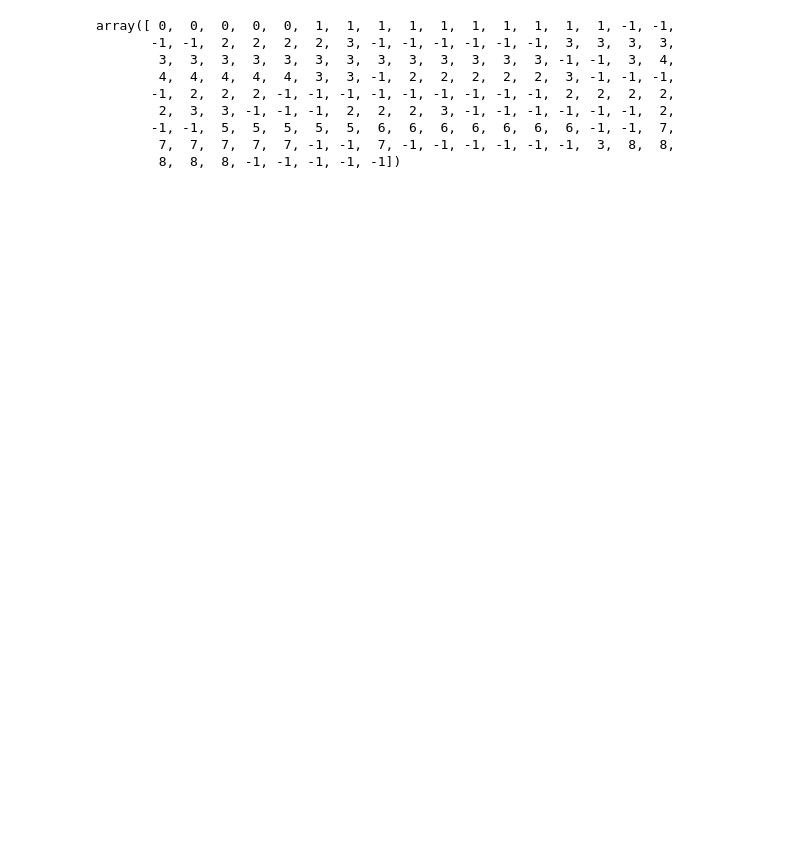
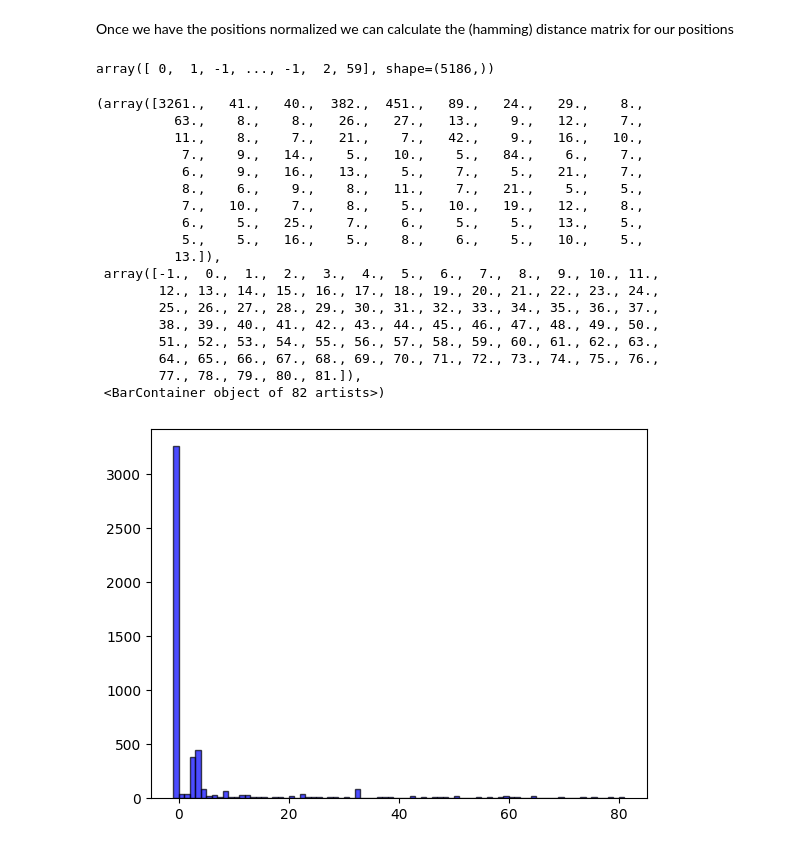
Before and after one commit to Embi/notebooks, a Jupyter notebook: blunder-buster.ipynb, the cells around one changed output. Saved outputs shown, nothing was run; the diff lists cells and outputs as text; code cells hidden in the pictures; blank space fills up the shorter version.

Commit message:
Update blunder-buster notebook

```diff
--- a/blunder-buster.ipynb
+++ b/blunder-buster.ipynb
@@ -242,0 +165,7 @@ NameError: name 'b_m_w' is not defined
+# %%
+b_df = pd.DataFrame()
+for month in range(1,13):
+    for game_b in find_blunders('bowmann', 2024, month):
+        game_b_df = pd.DataFrame.from_records(game_b)
+        b_df = pd.concat([b_df, game_b_df], ignore_index=True)
+        b_df.to_csv("data/2024_first10_blunders_10_20_4096_18.csv")
@@ -289,9 +230,0 @@ norm_b
-# %%
-# Lets calculate distance matrix firs
-from scipy.spatial.distance import hamming
-pos_n = len(norm_w)
-distance_matrix = np.zeros((pos_n, pos_n))
-for i, i_pos in enumerate(norm_w):
-    for j, j_pos in enumerate(norm_w):
-        distance_matrix[i][j] = hamming(list(i_pos), list(j_pos))
-distance_matrix
@@ -316,18 +231,48 @@ Now lets try to apply/find some suitable clustering algorithm and find out what
-# %%
-# Now lets try to apply some clustering algo
-from sklearn.cluster import DBSCAN
-db = DBSCAN(metric='precomputed', eps=0.2)
-clusters = db.fit_predict(distance_matrix)
-# %%
-clusters
-# %% [output]
-array([ 0,  0,  0,  0,  0,  1,  1,  1,  1,  1,  1,  1,  1,  1,  1, -1, -1,
-       -1, -1,  2,  2,  2,  2,  3, -1, -1, -1, -1, -1, -1,  3,  3,  3,  3,
-        3,  3,  3,  3,  3,  3,  3,  3,  3,  3,  3,  3,  3, -1, -1,  3,  4,
-        4,  4,  4,  4,  4,  3,  3, -1,  2,  2,  2,  2,  2,  3, -1, -1, -1,
-       -1,  2,  2,  2, -1, -1, -1, -1, -1, -1, -1, -1, -1,  2,  2,  2,  2,
-        2,  3,  3, -1, -1, -1,  2,  2,  2,  3, -1, -1, -1, -1, -1, -1,  2,
-       -1, -1,  5,  5,  5,  5,  5,  6,  6,  6,  6,  6,  6,  6, -1, -1,  7,
-        7,  7,  7,  7,  7, -1, -1,  7, -1, -1, -1, -1, -1, -1,  3,  8,  8,
-        8,  8,  8, -1, -1, -1, -1, -1])
+# %% [markdown]
+Once we have the positions normalized we can calculate the (hamming) distance matrix for our positions
+# %%
+def distance_matrix(norm_pos):
+    pos_n = len(norm_pos)
+    dm = np.zeros((pos_n, pos_n))
+    for i, i_pos in enumerate(norm_pos):
+        for j, j_pos in enumerate(norm_pos):
+            dm[i][j] = hamming(list(i_pos), list(j_pos))
+    return dm
+
+def cluster_blunder_positions(positions):
+    normalized_pos = list(map(normalize, positions))
+    dm = distance_matrix(normalized_pos)
+    db = DBSCAN(metric='precomputed', eps=0.02)
+    return db.fit_predict(dm)
+
+w_pos = b_df[b_df["color"] == 'w']["fen_position"]
+b_pos = b_df[b_df["color"] == 'b']["fen_position"]
+w_clusters = cluster_blunder_positions(w_pos)
+#b_clusters = cluster_blunder_positions(b_pos)
+w_clusters
+# %% [output]
+array([ 0,  1, -1, ..., -1,  2, 59], shape=(5186,))
+# %%
+# Lets plot histogram of our clusters/groups
+plt.hist(w_clusters, bins=np.max(w_clusters)+1, alpha=0.7, color='blue', edgecolor='black')
+# %% [output]
+(array([3261.,   41.,   40.,  382.,  451.,   89.,   24.,   29.,    8.,
+          63.,    8.,    8.,   26.,   27.,   13.,    9.,   12.,    7.,
+          11.,    8.,    7.,   21.,    7.,   42.,    9.,   16.,   10.,
+           7.,    9.,   14.,    5.,   10.,    5.,   84.,    6.,    7.,
+           6.,    9.,   16.,   13.,    5.,    7.,    5.,   21.,    7.,
+           8.,    6.,    9.,    8.,   11.,    7.,   21.,    5.,    5.,
+           7.,   10.,    7.,    8.,    5.,   10.,   19.,   12.,    8.,
+           6.,    5.,   25.,    7.,    6.,    5.,    5.,   13.,    5.,
+           5.,    5.,   16.,    5.,    8.,    6.,    5.,   10.,    5.,
+          13.]),
+ array([-1.,  0.,  1.,  2.,  3.,  4.,  5.,  6.,  7.,  8.,  9., 10., 11.,
+        12., 13., 14., 15., 16., 17., 18., 19., 20., 21., 22., 23., 24.,
+        25., 26., 27., 28., 29., 30., 31., 32., 33., 34., 35., 36., 37.,
+        38., 39., 40., 41., 42., 43., 44., 45., 46., 47., 48., 49., 50.,
+        51., 52., 53., 54., 55., 56., 57., 58., 59., 60., 61., 62., 63.,
+        64., 65., 66., 67., 68., 69., 70., 71., 72., 73., 74., 75., 76.,
+        77., 78., 79., 80., 81.]),
+ <BarContainer object of 82 artists>)
+[figure, added]
 # %%
```
Also changed, not shown: parts of 36 cells of this notebook, 11 other files.
